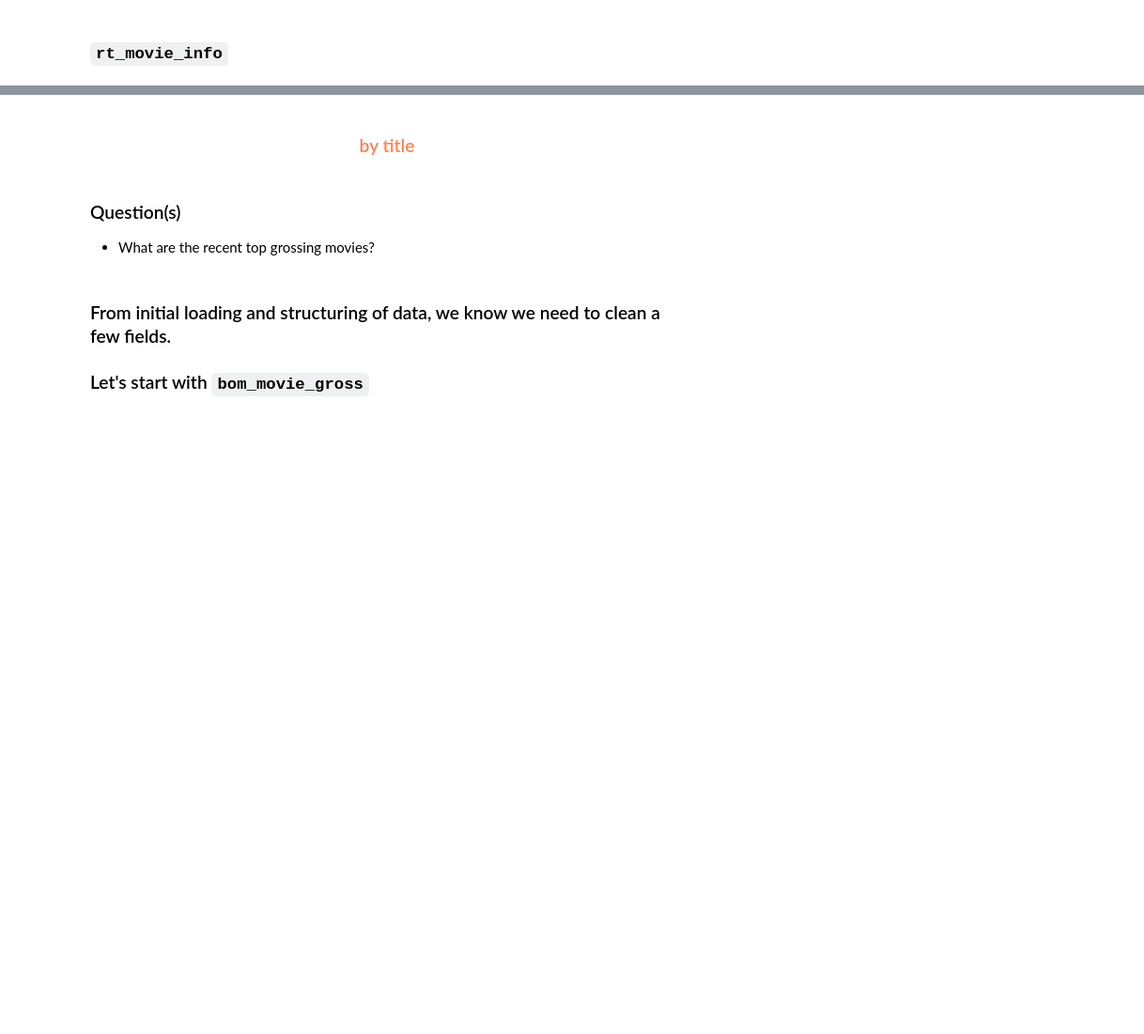
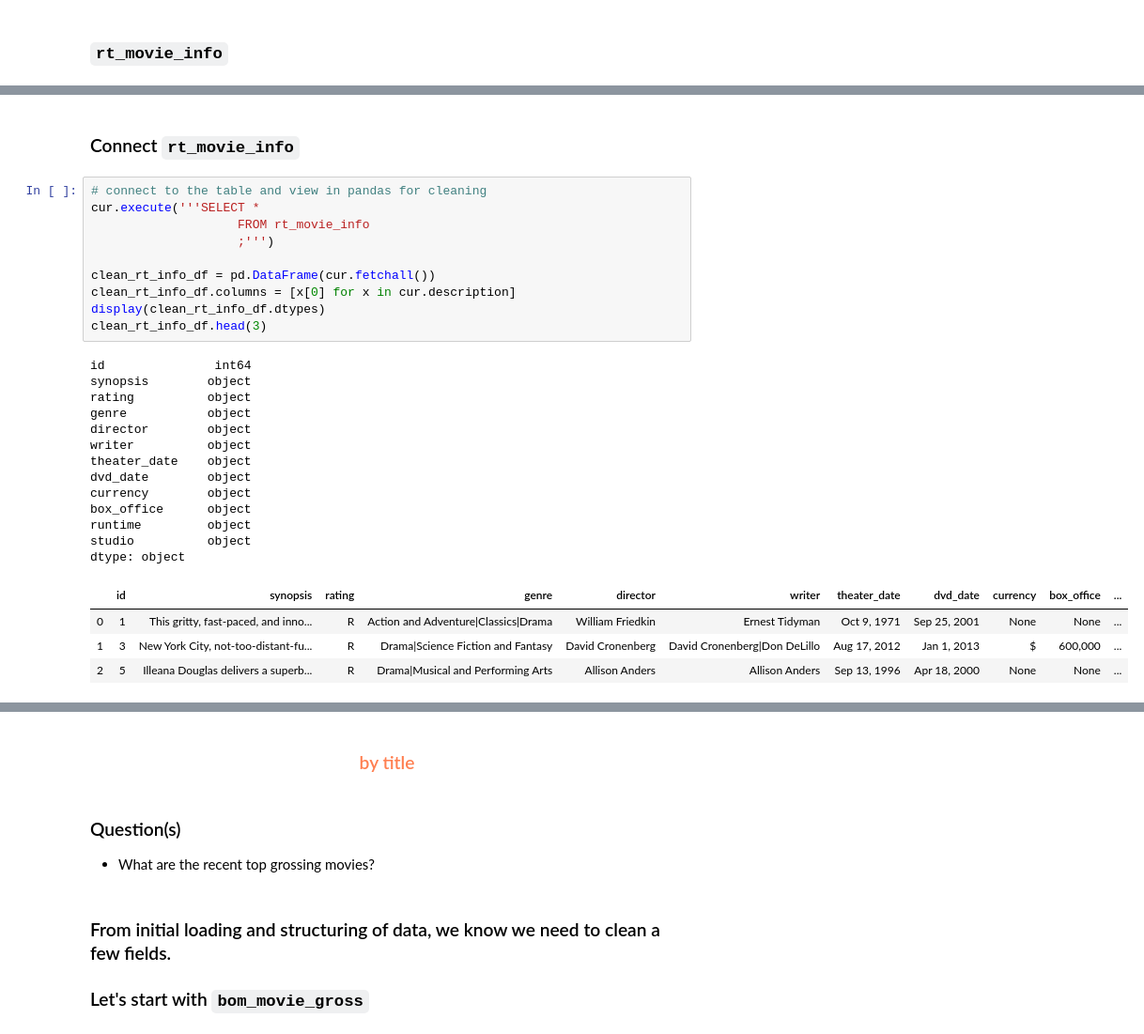
Before and after one commit to jammy-bot/dsc-mod-1-project-v2-1-online-ds-ft-120919, a Jupyter notebook: movies-clean-transform.ipynb, the cells around one changed output, grey strips where cells are left out. Shown at 94% size. Saved outputs shown, nothing was run; the diff lists cells and outputs as text; blank space fills up the shorter version.

```diff
--- a/movies-clean-transform.ipynb
+++ b/movies-clean-transform.ipynb
@@ -365,0 +554,30 @@ xxxxxxxxxxxxxxxxxxxxxxxx_df.to_sql('clean_bom_tbl', conn, if_exists='replace')
+# %% [markdown]
+### Connect `rt_movie_info`
+# %%
+# connect to the table and view in pandas for cleaning
+cur.execute('''SELECT *
+                    FROM rt_movie_info
+                    ;''')
+
+clean_rt_info_df = pd.DataFrame(cur.fetchall())
+clean_rt_info_df.columns = [x[0] for x in cur.description]
+display(clean_rt_info_df.dtypes)
+clean_rt_info_df.head(3)
+# %% [output]
+id               int64
+synopsis        object
+rating          object
+genre           object
+director        object
+writer          object
+theater_date    object
+dvd_date        object
+currency        object
+box_office      object
+runtime         object
+studio          object
+dtype: object
+|  | id | synopsis | rating | genre | director | writer | theater_date | dvd_date | currency | box_office | ... |
+| 0 | 1 | This gritty, fast-paced, and inno... | R | Action and Adventure|Classics|Drama | William Friedkin | Ernest Tidyman | Oct 9, 1971 | Sep 25, 2001 | None | None | ... |
+| 1 | 3 | New York City, not-too-distant-fu... | R | Drama|Science Fiction and Fantasy | David Cronenberg | David Cronenberg|Don DeLillo | Aug 17, 2012 | Jan 1, 2013 | $ | 600,000 | ... |
+| 2 | 5 | Illeana Douglas delivers a superb... | R | Drama|Musical and Performing Arts | Allison Anders | Allison Anders | Sep 13, 1996 | Apr 18, 2000 | None | None | ... |
```
Also changed, not shown: parts of 50 cells of this notebook.
